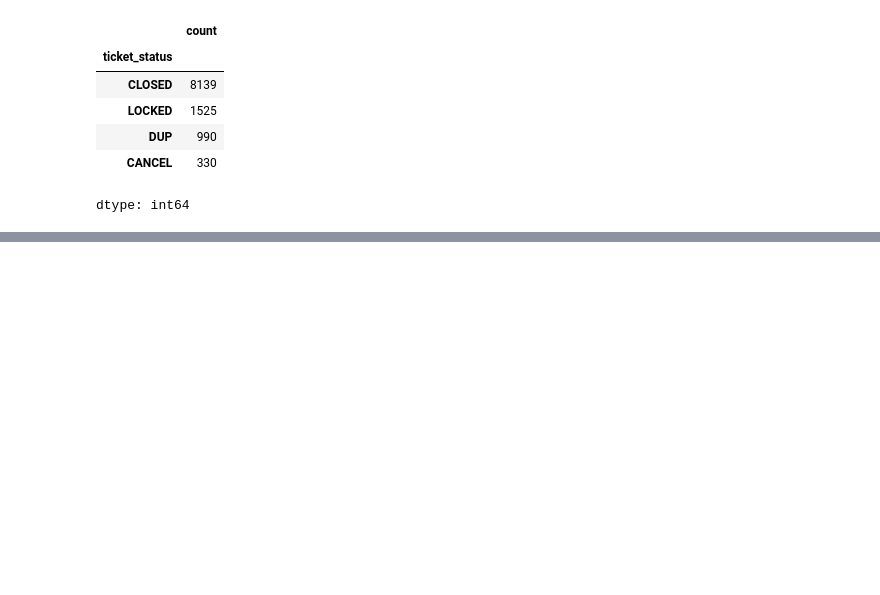
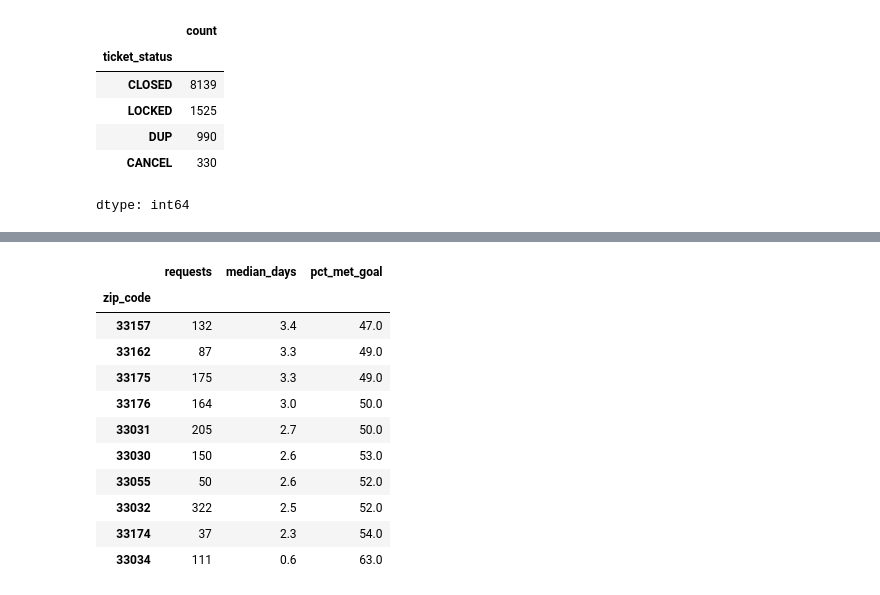
Before and after one commit to Crayon897/miami-dade-311-analysis, a Jupyter notebook: 311_analysis.ipynb, the cells around one changed output, grey strips where cells are left out. Cells and saved outputs as stored; diff of their text form; code cells hidden in the pictures; blank space fills up the shorter version.

```diff
--- a/311_analysis.ipynb
+++ b/311_analysis.ipynb
@@ -157,0 +191,15 @@ dtype: int64
+# %%
+by_zip.tail(10)
+# %% [output]
+|  | requests | median_days | pct_met_goal |
+| zip_code |  |  |  |
+| 33157 | 132 | 3.4 | 47.0 |
+| 33162 | 87 | 3.3 | 49.0 |
+| 33175 | 175 | 3.3 | 49.0 |
+| 33176 | 164 | 3.0 | 50.0 |
+| 33031 | 205 | 2.7 | 50.0 |
+| 33030 | 150 | 2.6 | 53.0 |
+| 33055 | 50 | 2.6 | 52.0 |
+| 33032 | 322 | 2.5 | 52.0 |
+| 33174 | 37 | 2.3 | 54.0 |
+| 33034 | 111 | 0.6 | 63.0 |
```
Also changed, not shown: parts of 3 cells of this notebook.
